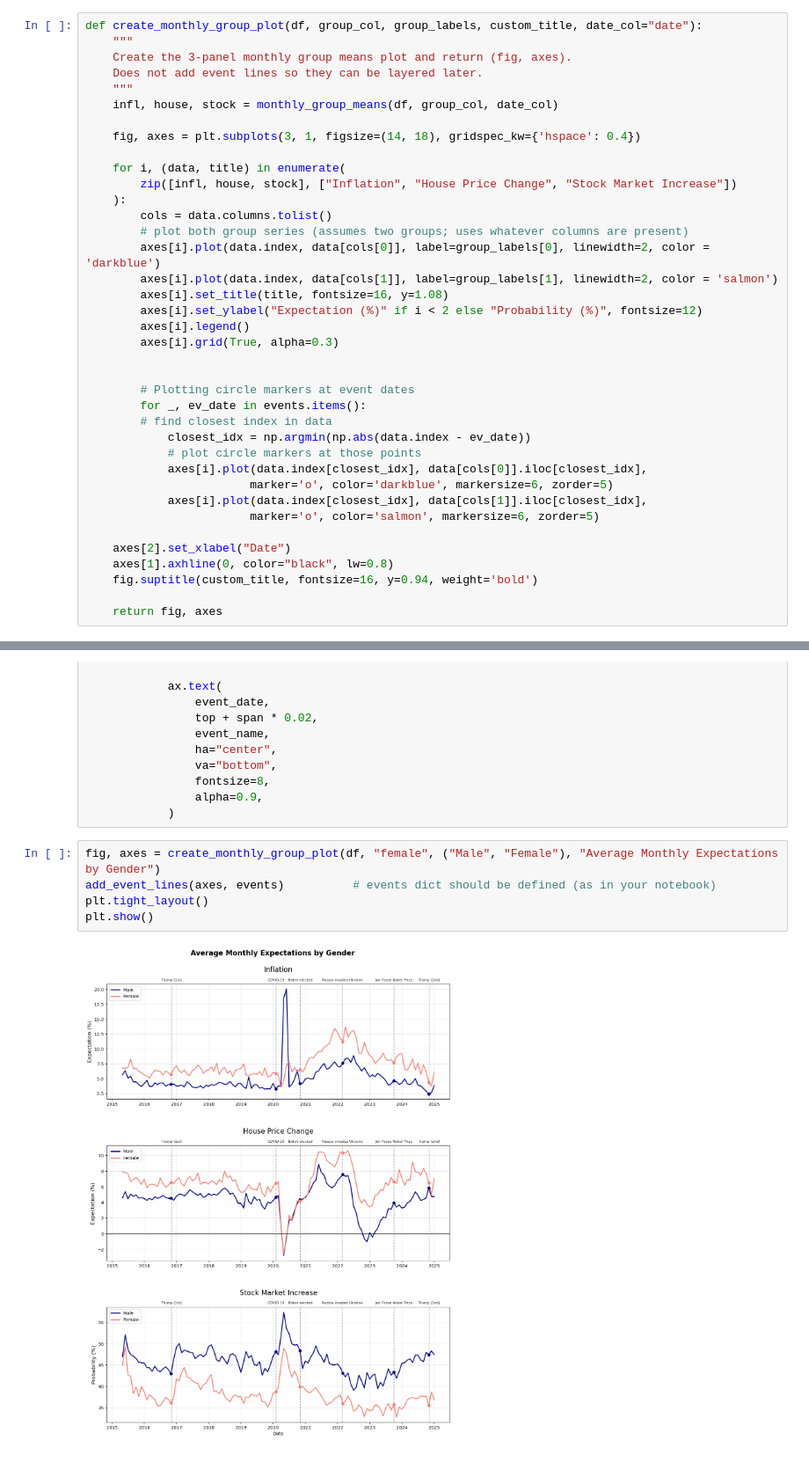
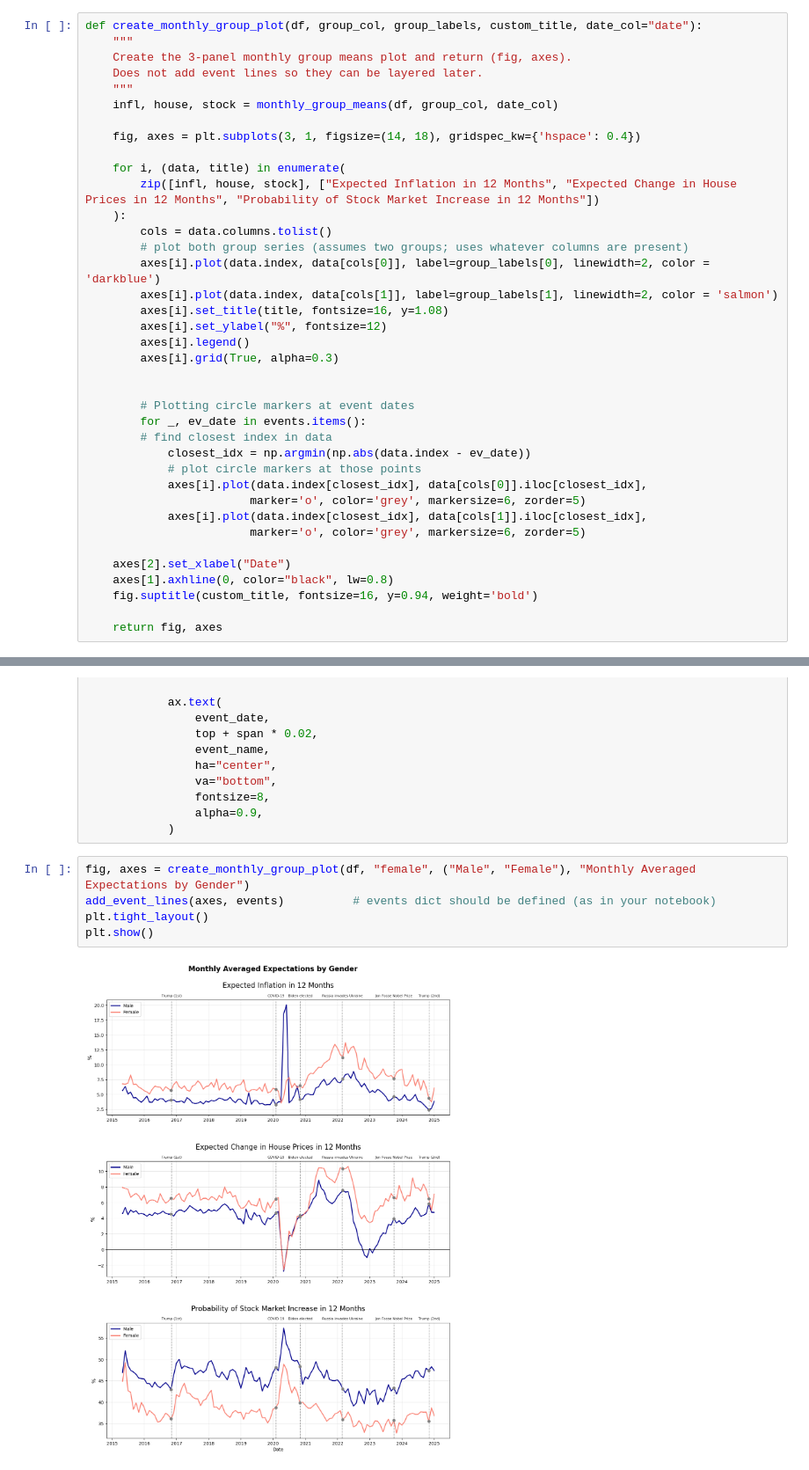
Before and after one commit to LLonsett/TERM-PAPER-G15, a Jupyter notebook: solution.ipynb, the cells around one changed output, grey strips where cells are left out. Shown at 88% size. Saved outputs shown, nothing was run; the diff lists cells and outputs as text.

Commit message:
Added comments and changing graph

```diff
--- a/solution.ipynb
+++ b/solution.ipynb
@@ -403,14 +359,14 @@ def create_monthly_group_plot(df, group_col, group_labels, custom_title, date_co
     fig, axes = plt.subplots(3, 1, figsize=(14, 18), gridspec_kw={'hspace': 0.4})
 
     for i, (data, title) in enumerate(
-        zip([infl, house, stock], ["Inflation", "House Price Change", "Stock Market Increase"])
+        zip([infl, house, stock], ["Expected Inflation in 12 Months", "Expected Change in House Prices in 12 Months", "Probability of Stock Market Increase in 12 Months"])
     ):
         cols = data.columns.tolist()
         # plot both group series (assumes two groups; uses whatever columns are present)
         axes[i].plot(data.index, data[cols[0]], label=group_labels[0], linewidth=2, color = 'darkblue')
         axes[i].plot(data.index, data[cols[1]], label=group_labels[1], linewidth=2, color = 'salmon')
         axes[i].set_title(title, fontsize=16, y=1.08)
-        axes[i].set_ylabel("Expectation (%)" if i < 2 else "Probability (%)", fontsize=12)
+        axes[i].set_ylabel("%", fontsize=12)
         axes[i].legend()
         axes[i].grid(True, alpha=0.3)
 
@@ -421,9 +377,9 @@ def create_monthly_group_plot(df, group_col, group_labels, custom_title, date_co
             closest_idx = np.argmin(np.abs(data.index - ev_date))
             # plot circle markers at those points
             axes[i].plot(data.index[closest_idx], data[cols[0]].iloc[closest_idx],
-                        marker='o', color='darkblue', markersize=6, zorder=5)
+                        marker='o', color='grey', markersize=6, zorder=5)
             axes[i].plot(data.index[closest_idx], data[cols[1]].iloc[closest_idx],
-                        marker='o', color='salmon', markersize=6, zorder=5)
+                        marker='o', color='grey', markersize=6, zorder=5)
 
     axes[2].set_xlabel("Date")
     axes[1].axhline(0, color="black", lw=0.8)
@@ -464,10 +420,10 @@ def add_event_lines(axes, events):
                 alpha=0.9,
             )
 # %%
-fig, axes = create_monthly_group_plot(df, "female", ("Male", "Female"), "Average Monthly Expectations by Gender")
+fig, axes = create_monthly_group_plot(df, "female", ("Male", "Female"), "Monthly Averaged Expectations by Gender")
 add_event_lines(axes, events)          # events dict should be defined (as in your notebook)
 plt.tight_layout()
 plt.show()
 # %% [output]
-[figure, old version]
+[figure, new version]
 # %%
```
Also changed, not shown: parts of 7 cells of this notebook.
